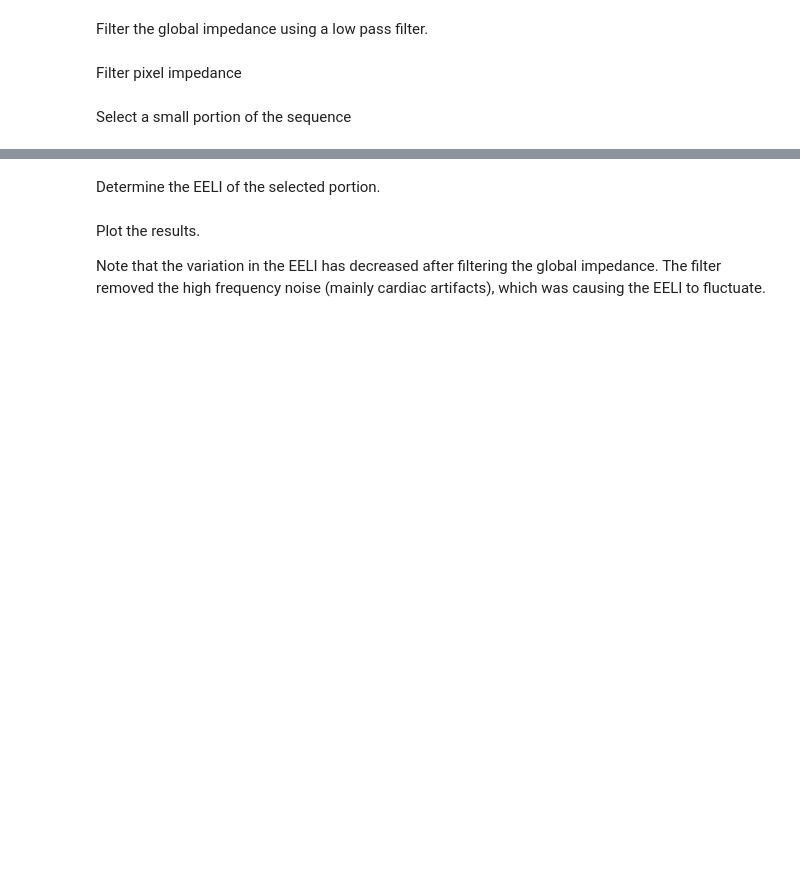
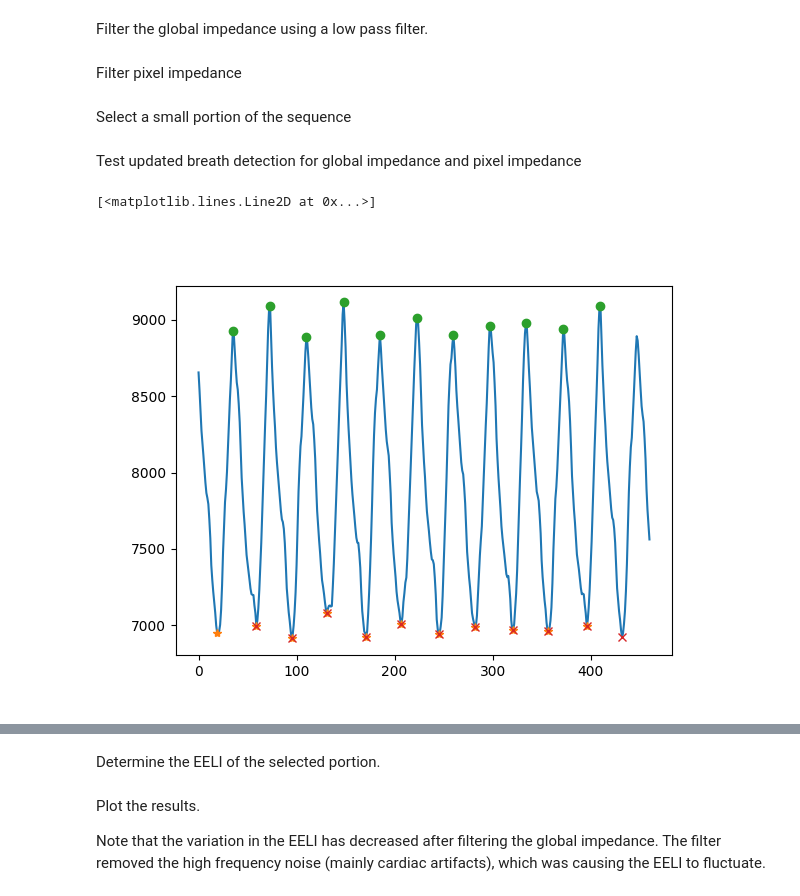
Before and after one commit to EIT-ALIVE/eitprocessing, a Jupyter notebook: notebooks/test_parameters_.ipynb, the cells around one changed output, grey strips where cells are left out. Cells and saved outputs as stored; diff of their text form; code cells hidden in the pictures; blank space fills up the shorter version.

```diff
--- a/notebooks/test_parameters_.ipynb
+++ b/notebooks/test_parameters_.ipynb
@@ -58,3 +58,25 @@ filtered_pixel_impedance = filter_.apply_filter(pixel_impedance, axis=0)
 Select a small portion of the sequence
 # %%
 sequence = sequence.t[40537:40560]
+# %% [markdown]
+Test updated breath detection for global impedance and pixel impedance
+# %%
+bd = BreathDetection(sequence.eit_data["raw"].framerate)
+global_data = sequence.continuous_data["global_impedance_(raw)"].values
+breaths = bd.find_breaths(global_data)
+
+pixel_data = sequence.eit_data["raw"].pixel_impedance
+breaths_array = bd.find_breaths(pixel_data)
+# %%
+start_indices, middle_indices, end_indices = zip(*breaths, strict=True)
+start_indices = list(start_indices)
+middle_indices = list(middle_indices)
+end_indices = list(end_indices)
+plt.figure()
+plt.plot(global_data)
+plt.plot(start_indices, global_data[start_indices], "*")
+plt.plot(middle_indices, global_data[middle_indices], "o")
+plt.plot(end_indices, global_data[end_indices], "x")
+# %% [output]
+[<matplotlib.lines.Line2D at 0x...>]
+[figure, added]
```
Also changed, not shown: parts of 34 cells of this notebook.
